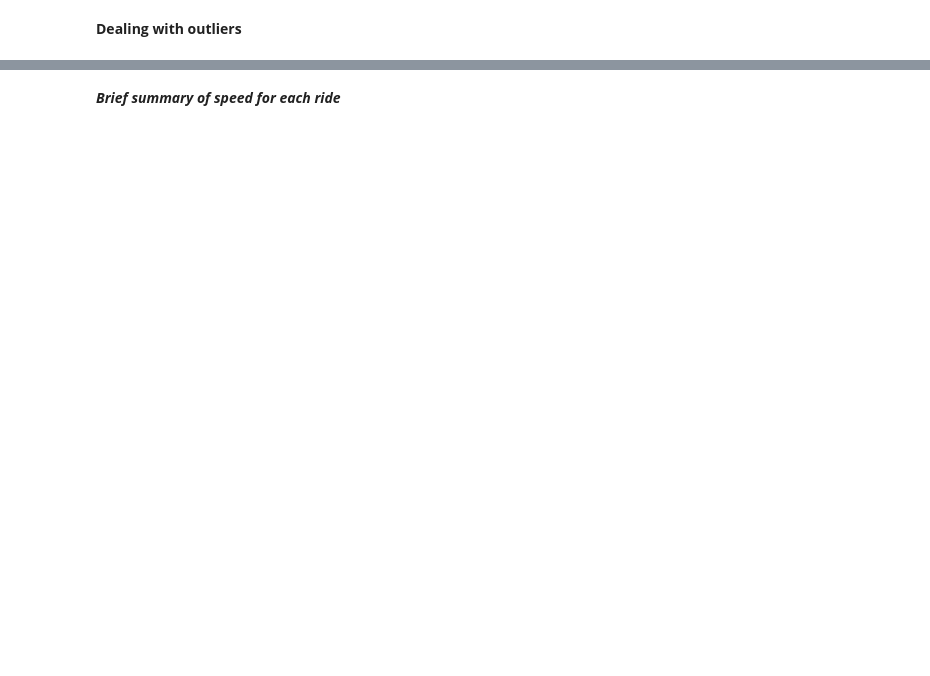
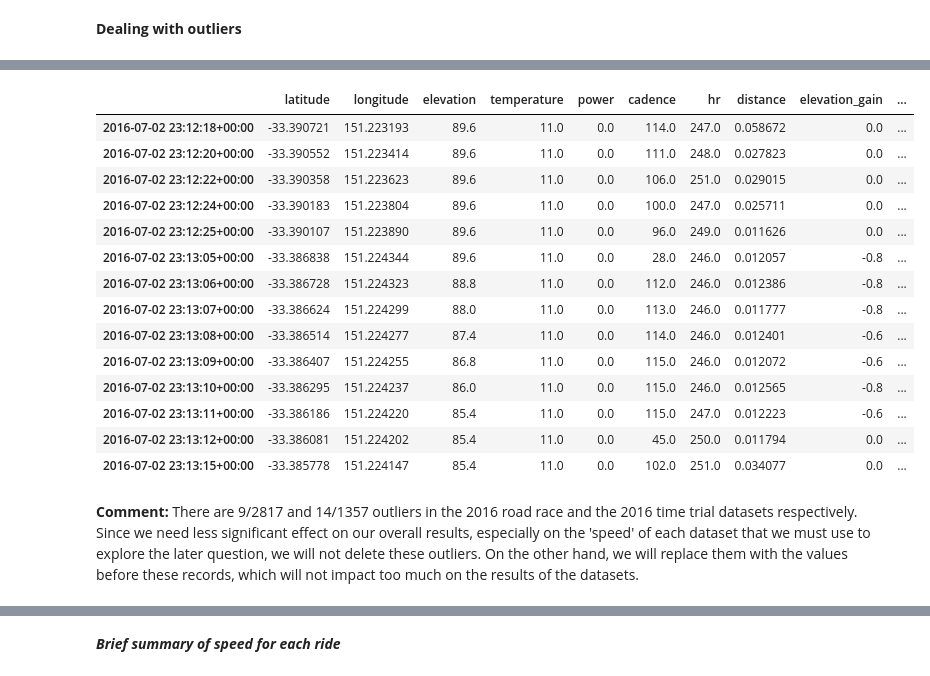
Before and after one commit to xuyenlinhHuynh/data-science-portfolio-xuyenlinhHuynh, a Jupyter notebook: Portfolio 1.ipynb, the cells around one changed output, grey strips where cells are left out. Drawn from its saved outputs; the diff is of its cells as text; code cells hidden in the pictures; blank space fills up the shorter version.

```diff
--- a/Portfolio 1.ipynb
+++ b/Portfolio 1.ipynb
@@ -350,0 +317,3 @@ The records of 0km distance of rr_2016:
+# %%
+# remove the outlier, update the 2016 time trial dataset
+cleaned_tt_2016 = cleaned_tt_2016.drop(cleaned_tt_2016.index[cleaned_tt_2016['distance']>0.1])
@@ -350,0 +345,4 @@ The records of 0km distance of rr_2016:
+# %%
+# update the cleaned dataset
+cleaned_rr_2016 = cleaned_rr_2016.drop(cleaned_rr_2016.index[cleaned_rr_2016['distance']==0.0])
+cleaned_tt_2016 = cleaned_tt_2016.drop(cleaned_tt_2016.index[cleaned_tt_2016['distance']==0.0])
@@ -350,0 +530,20 @@ The records of 0km distance of rr_2016:
+# %%
+cleaned_tt_2016.drop(cleaned_tt_2016.index[cleaned_tt_2016['hr'] < 245])
+# %% [output]
+|  | latitude | longitude | elevation | temperature | power | cadence | hr | distance | elevation_gain | ... |
+| 2016-07-02 23:12:18+00:00 | -33.390721 | 151.223193 | 89.6 | 11.0 | 0.0 | 114.0 | 247.0 | 0.058672 | 0.0 | ... |
+| 2016-07-02 23:12:20+00:00 | -33.390552 | 151.223414 | 89.6 | 11.0 | 0.0 | 111.0 | 248.0 | 0.027823 | 0.0 | ... |
+| 2016-07-02 23:12:22+00:00 | -33.390358 | 151.223623 | 89.6 | 11.0 | 0.0 | 106.0 | 251.0 | 0.029015 | 0.0 | ... |
+| 2016-07-02 23:12:24+00:00 | -33.390183 | 151.223804 | 89.6 | 11.0 | 0.0 | 100.0 | 247.0 | 0.025711 | 0.0 | ... |
+| 2016-07-02 23:12:25+00:00 | -33.390107 | 151.223890 | 89.6 | 11.0 | 0.0 | 96.0 | 249.0 | 0.011626 | 0.0 | ... |
+| 2016-07-02 23:13:05+00:00 | -33.386838 | 151.224344 | 89.6 | 11.0 | 0.0 | 28.0 | 246.0 | 0.012057 | -0.8 | ... |
+| 2016-07-02 23:13:06+00:00 | -33.386728 | 151.224323 | 88.8 | 11.0 | 0.0 | 112.0 | 246.0 | 0.012386 | -0.8 | ... |
+| 2016-07-02 23:13:07+00:00 | -33.386624 | 151.224299 | 88.0 | 11.0 | 0.0 | 113.0 | 246.0 | 0.011777 | -0.8 | ... |
+| 2016-07-02 23:13:08+00:00 | -33.386514 | 151.224277 | 87.4 | 11.0 | 0.0 | 114.0 | 246.0 | 0.012401 | -0.6 | ... |
+| 2016-07-02 23:13:09+00:00 | -33.386407 | 151.224255 | 86.8 | 11.0 | 0.0 | 115.0 | 246.0 | 0.012072 | -0.6 | ... |
+| 2016-07-02 23:13:10+00:00 | -33.386295 | 151.224237 | 86.0 | 11.0 | 0.0 | 115.0 | 246.0 | 0.012565 | -0.8 | ... |
+| 2016-07-02 23:13:11+00:00 | -33.386186 | 151.224220 | 85.4 | 11.0 | 0.0 | 115.0 | 247.0 | 0.012223 | -0.6 | ... |
+| 2016-07-02 23:13:12+00:00 | -33.386081 | 151.224202 | 85.4 | 11.0 | 0.0 | 45.0 | 250.0 | 0.011794 | 0.0 | ... |
+| 2016-07-02 23:13:15+00:00 | -33.385778 | 151.224147 | 85.4 | 11.0 | 0.0 | 102.0 | 251.0 | 0.034077 | 0.0 | ... |
+# %% [markdown]
+**Comment:** There are 9/2817 and 14/1357 outliers in the 2016 road race and the 2016 time trial datasets respectively. Since we need less significant effect on our overall results, especially on the 'speed' of each dataset that we must use to explore the later question, we will not delete these outliers. On the other hand, we will replace them with the values before these records, which will not impact too much on the results of the datasets.
```
Also changed, not shown: parts of 74 cells of this notebook.
